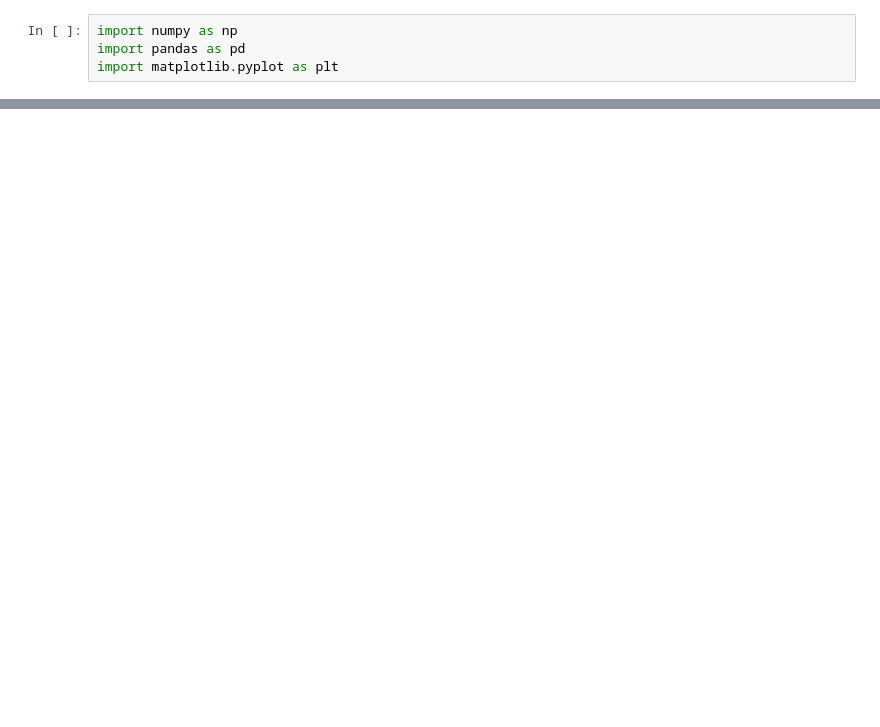
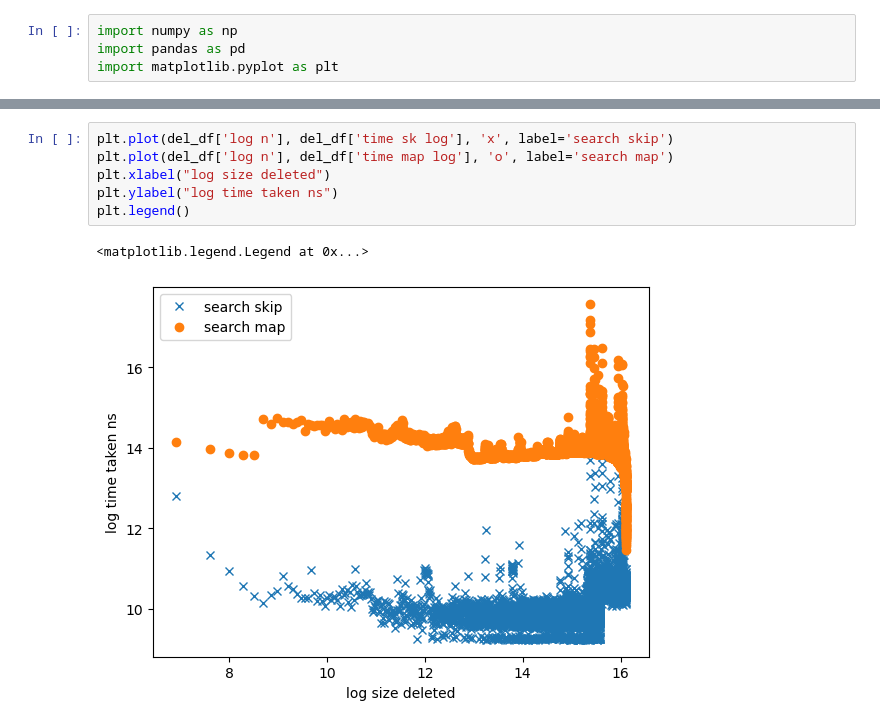
Before and after one commit to shin-fued/APAL_SKIPLIST, a Jupyter notebook: analysis_skip_list.ipynb, the cells around one changed output, grey strips where cells are left out. Drawn from its saved outputs; the diff is of its cells as text; blank space fills up the shorter version.

```diff
--- a/analysis_skip_list.ipynb
+++ b/analysis_skip_list.ipynb
@@ -24,0 +36,9 @@ data.groupby("operation")
+# %%
+plt.plot(del_df['log n'], del_df['time sk log'], 'x', label='search skip')
+plt.plot(del_df['log n'], del_df['time map log'], 'o', label='search map')
+plt.xlabel("log size deleted")
+plt.ylabel("log time taken ns")
+plt.legend()
+# %% [output]
+<matplotlib.legend.Legend at 0x...>
+[figure, added]
```
Also changed, not shown: parts of 8 cells of this notebook, 5 other files.
